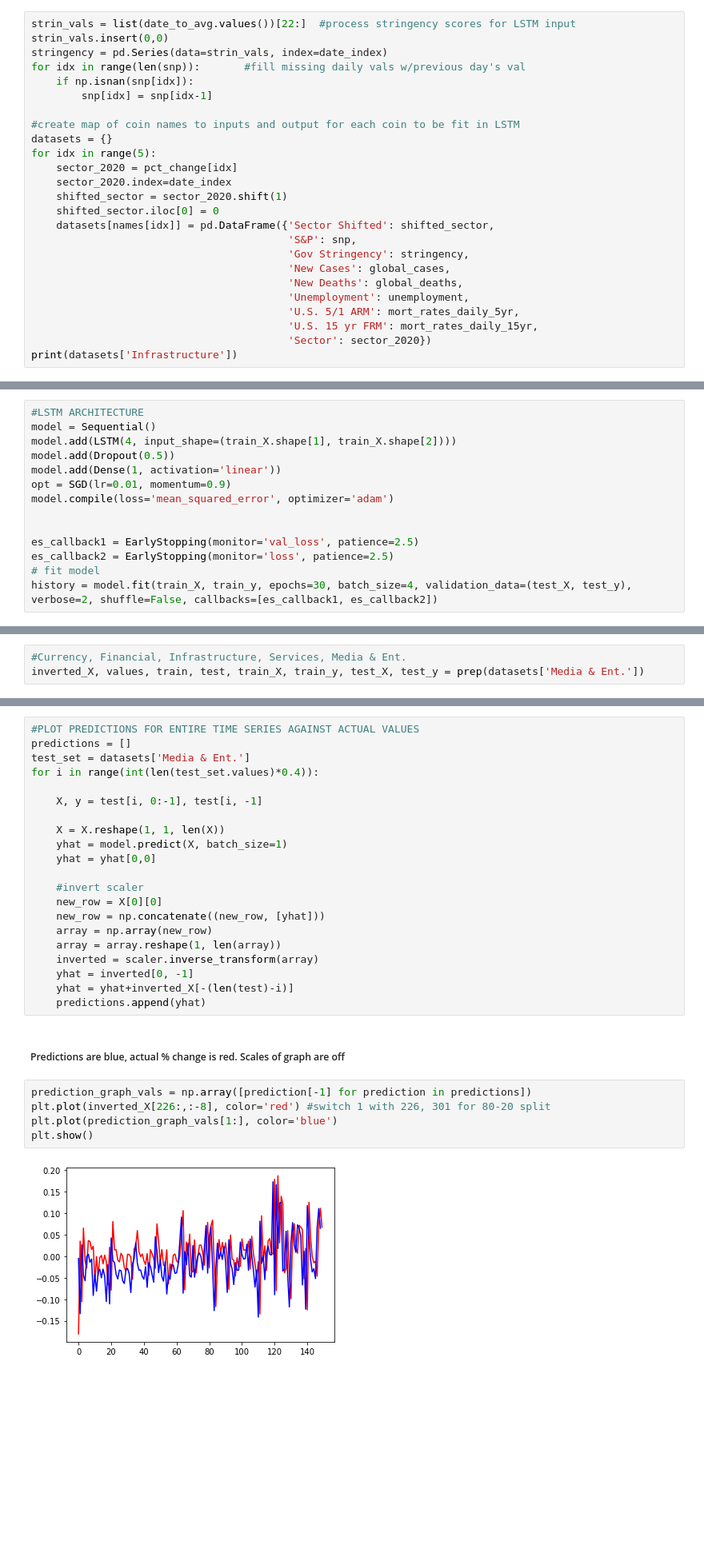
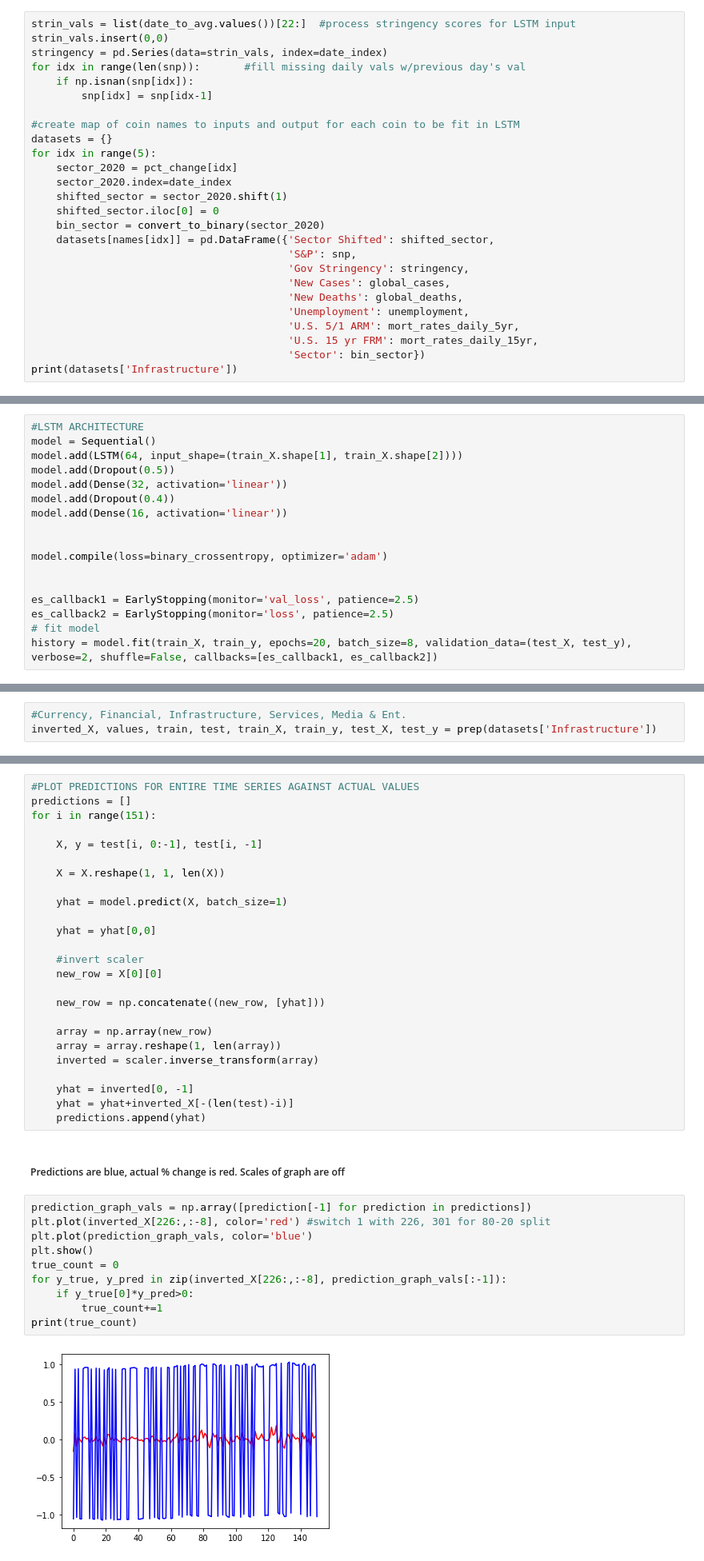
Before and after one commit to daniellicht13/Capstone, a Jupyter notebook: LSTM_with_15_coins.ipynb, the cells around one changed output, grey strips where cells are left out. Shown: that part at 80% size. Drawn from its saved outputs; the diff is of its cells as text; blank space fills up the shorter version.

```diff
--- a/LSTM_with_15_coins.ipynb
+++ b/LSTM_with_15_coins.ipynb
@@ -467,6 +465,7 @@ for idx in range(5):
     sector_2020.index=date_index
     shifted_sector = sector_2020.shift(1)
     shifted_sector.iloc[0] = 0
+    bin_sector = convert_to_binary(sector_2020)
     datasets[names[idx]] = pd.DataFrame({'Sector Shifted': shifted_sector,
                                          'S&P': snp,
                                          'Gov Stringency': stringency,
@@ -475,7 +474,7 @@ for idx in range(5):
                                          'Unemployment': unemployment,
                                          'U.S. 5/1 ARM': mort_rates_daily_5yr,
                                          'U.S. 15 yr FRM': mort_rates_daily_15yr,
-                                         'Sector': sector_2020})
+                                         'Sector': bin_sector})
 print(datasets['Infrastructure'])
 # %% [output]
             Sector Shifted          S&P  Gov Stringency  New Cases  \
@@ -525,15 +531,18 @@ inverted_X, values, train, test, train_X, train_y, test_X, test_y = prep(dataset
 # %%
 #LSTM ARCHITECTURE
 model = Sequential()
-model.add(LSTM(4, input_shape=(train_X.shape[1], train_X.shape[2])))
+model.add(LSTM(64, input_shape=(train_X.shape[1], train_X.shape[2])))
 model.add(Dropout(0.5))
-model.add(Dense(1, activation='linear'))
-opt = SGD(lr=0.01, momentum=0.9)
-model.compile(loss='mean_squared_error', optimizer='adam')
+model.add(Dense(32, activation='linear'))
+model.add(Dropout(0.4))
+model.add(Dense(16, activation='linear'))
+
+
+model.compile(loss=binary_crossentropy, optimizer='adam')
 
 
 es_callback1 = EarlyStopping(monitor='val_loss', patience=2.5)
 es_callback2 = EarlyStopping(monitor='loss', patience=2.5)
 # fit model
-history = model.fit(train_X, train_y, epochs=30, batch_size=4, validation_data=(test_X, test_y), verbose=2, shuffle=False, callbacks=[es_callback1, es_callback2])
+history = model.fit(train_X, train_y, epochs=20, batch_size=8, validation_data=(test_X, test_y), verbose=2, shuffle=False, callbacks=[es_callback1, es_callback2])
 # %% [output]
@@ -565,3 +574,3 @@ plt.show()
 # %%
 #Currency, Financial, Infrastructure, Services, Media & Ent.
-inverted_X, values, train, test, train_X, train_y, test_X, test_y = prep(datasets['Media & Ent.'])
+inverted_X, values, train, test, train_X, train_y, test_X, test_y = prep(datasets['Infrastructure'])
@@ -568,21 +596,25 @@ inverted_X, values, train, test, train_X, train_y, test_X, test_y = prep(dataset
 # %%
 #PLOT PREDICTIONS FOR ENTIRE TIME SERIES AGAINST ACTUAL VALUES
 predictions = []
-test_set = datasets['Media & Ent.']
-for i in range(int(len(test_set.values)*0.4)):
+for i in range(151):
 
     X, y = test[i, 0:-1], test[i, -1]
 
     X = X.reshape(1, 1, len(X))
+
     yhat = model.predict(X, batch_size=1)
+
     yhat = yhat[0,0]
 
     #invert scaler
     new_row = X[0][0]
+
     new_row = np.concatenate((new_row, [yhat]))
+
     array = np.array(new_row)
     array = array.reshape(1, len(array))
     inverted = scaler.inverse_transform(array)
+
     yhat = inverted[0, -1]
     yhat = yhat+inverted_X[-(len(test)-i)]
     predictions.append(yhat)
@@ -591,7 +623,12 @@ for i in range(int(len(test_set.values)*0.4)):
 # %%
 prediction_graph_vals = np.array([prediction[-1] for prediction in predictions])
 plt.plot(inverted_X[226:,:-8], color='red') #switch 1 with 226, 301 for 80-20 split
-plt.plot(prediction_graph_vals[1:], color='blue')
+plt.plot(prediction_graph_vals, color='blue')
 plt.show()
+true_count = 0
+for y_true, y_pred in zip(inverted_X[226:,:-8], prediction_graph_vals[:-1]):
+    if y_true[0]*y_pred>0:
+        true_count+=1
+print(true_count)
 # %% [output]
-[figure, old version]
+[figure, new version]
```
Also changed, not shown: parts of 19 cells of this notebook.
